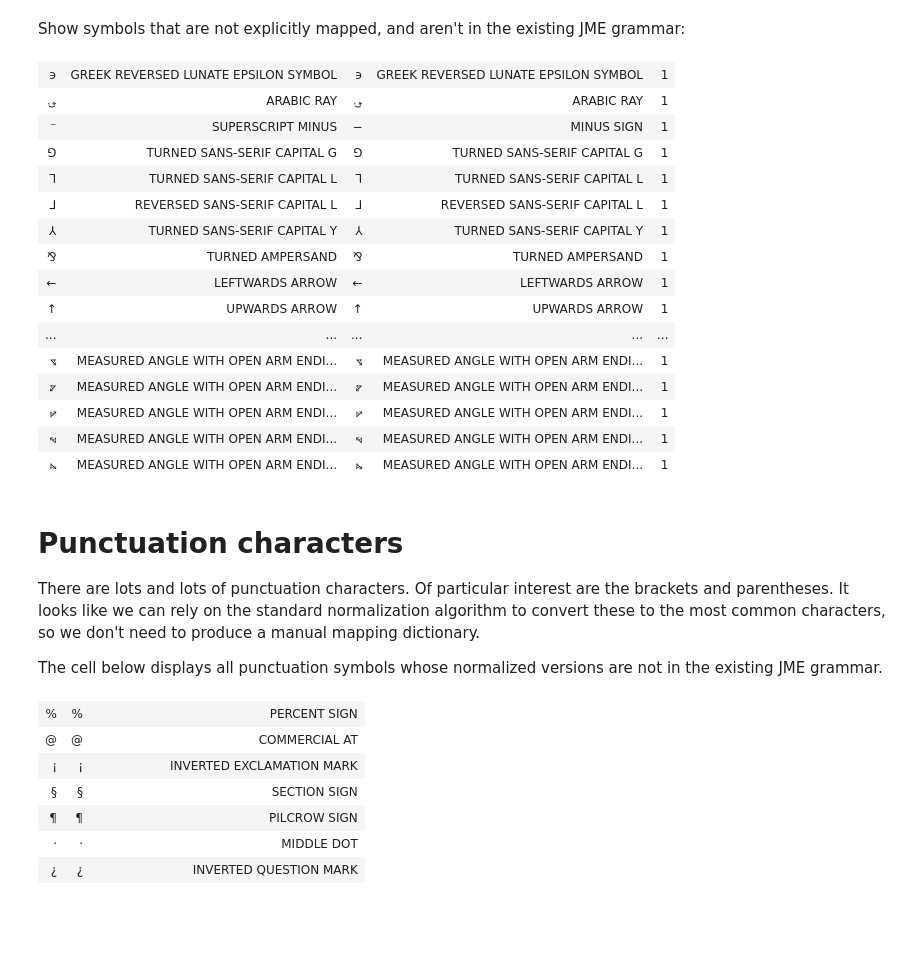
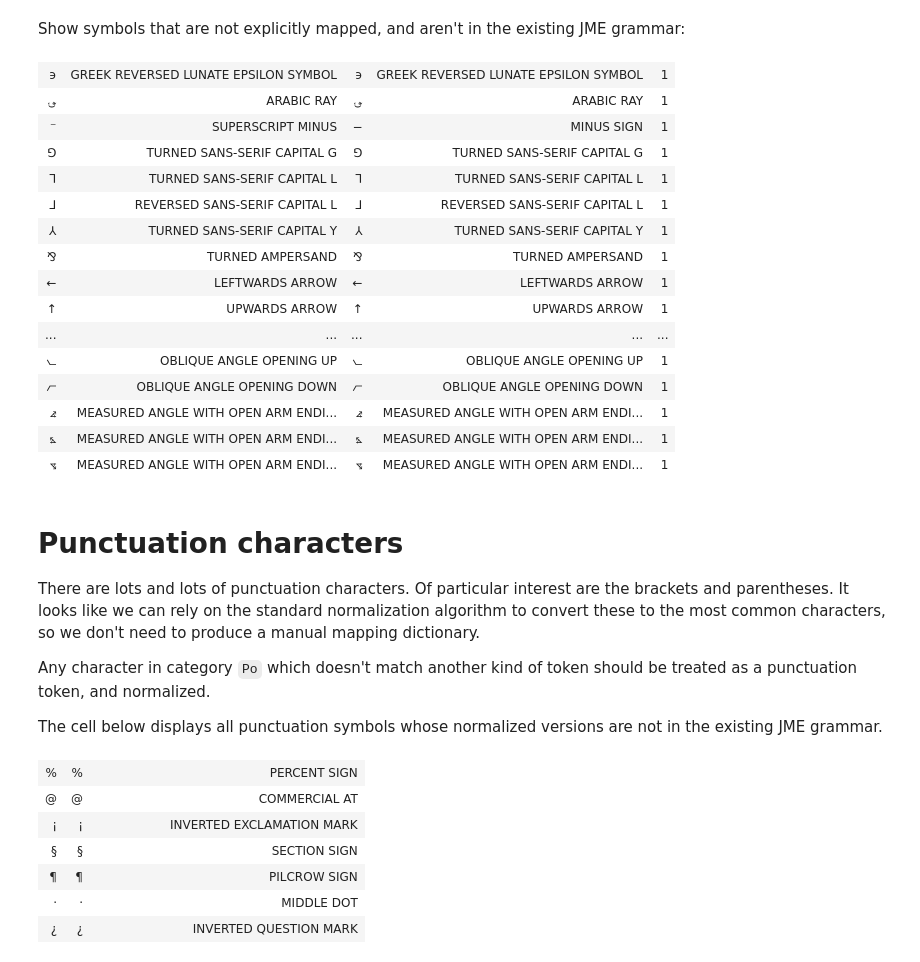
Before and after one commit to numbas/unicode-math-normalization, a Jupyter notebook: unicode-math-mapping.ipynb, the cells around one changed output. Cells and saved outputs as stored; diff of their text form; code cells hidden in the pictures; blank space fills up the shorter version.

Commit message:
deal with more letters; notebook to collect data for use in Numbas

```diff
--- a/unicode-math-mapping.ipynb
+++ b/unicode-math-mapping.ipynb
@@ -64,7 +64,7 @@ import re
 classes = set()
 rest = []
 
-mapping = {}
+letter_mapping = {}
 for c in math:
     name = unicodedata.name(c)
     if unicodedata.category(c)[0] != 'L':
@@ -75,22 +75,29 @@ for c in math:
     if m:
         words = m.group(1).split(' ')
         classes = classes.union(set(words))
-        mapping[c] = (n, words)
+        letter_mapping[c] = (n, words)
     elif m2:
         words = m2.group(1).split(' ') if m2.group(1) else []
         classes = classes.union(set(words))
-        mapping[c] = (n,words)
+        letter_mapping[c] = (n,words)
     else:
         rest.append(name)
 
 print(f'Unclassified letters: ', rest)
 
+with open('other-letters.tsv') as f:
+    lines = [l.split('\t') for l in f.read().strip().split('\n')]
+    for line in lines:
+        annotations = [w for w in line[7].split(' ') if w] if len(line)>=8 else []
+        classes = classes.union(set(annotations))
+        letter_mapping[line[1]] = [line[6], annotations]
+
 print('Annotation words:')
-for cc in classes:
+for cc in sorted(classes):
     print(cc)
 
 with open(output_dir / 'letters.json', 'w') as f:
-    json.dump(mapping, f, indent=4)
+    json.dump(letter_mapping, f, indent=4)
 # %% [output]
 Unclassified letters:  []
 Annotation words:
@@ -192,35 +219,37 @@ Show symbols that are not explicitly mapped, and aren't in the existing JME gram
 # %%
 @table
 def not_explicitly_mapped():
     for c in math:
-        if c in mapping or c in symbol_mapping:
+        if c in letter_mapping or c in symbol_mapping:
             continue
         n = unicodedata.normalize('NFKC',c)
         if n[0] not in characters:
             yield [c,unicodedata.name(c),n,unicodedata.name(n[0]),len(n)]
 # %% [output]
 | ϶ | GREEK REVERSED LUNATE EPSILON SYMBOL | ϶ | GREEK REVERSED LUNATE EPSILON SYMBOL | 1 |
 | ؈ | ARABIC RAY | ؈ | ARABIC RAY | 1 |
 | ⁻ | SUPERSCRIPT MINUS | − | MINUS SIGN | 1 |
 | ⅁ | TURNED SANS-SERIF CAPITAL G | ⅁ | TURNED SANS-SERIF CAPITAL G | 1 |
 | ⅂ | TURNED SANS-SERIF CAPITAL L | ⅂ | TURNED SANS-SERIF CAPITAL L | 1 |
 | ⅃ | REVERSED SANS-SERIF CAPITAL L | ⅃ | REVERSED SANS-SERIF CAPITAL L | 1 |
 | ⅄ | TURNED SANS-SERIF CAPITAL Y | ⅄ | TURNED SANS-SERIF CAPITAL Y | 1 |
 | ⅋ | TURNED AMPERSAND | ⅋ | TURNED AMPERSAND | 1 |
 | ← | LEFTWARDS ARROW | ← | LEFTWARDS ARROW | 1 |
 | ↑ | UPWARDS ARROW | ↑ | UPWARDS ARROW | 1 |
 | ... | ... | ... | ... | ... |
+| ⦦ | OBLIQUE ANGLE OPENING UP | ⦦ | OBLIQUE ANGLE OPENING UP | 1 |
+| ⦧ | OBLIQUE ANGLE OPENING DOWN | ⦧ | OBLIQUE ANGLE OPENING DOWN | 1 |
+| ⦨ | MEASURED ANGLE WITH OPEN ARM ENDI... | ⦨ | MEASURED ANGLE WITH OPEN ARM ENDI... | 1 |
+| ⦩ | MEASURED ANGLE WITH OPEN ARM ENDI... | ⦩ | MEASURED ANGLE WITH OPEN ARM ENDI... | 1 |
 | ⦪ | MEASURED ANGLE WITH OPEN ARM ENDI... | ⦪ | MEASURED ANGLE WITH OPEN ARM ENDI... | 1 |
-| ⦫ | MEASURED ANGLE WITH OPEN ARM ENDI... | ⦫ | MEASURED ANGLE WITH OPEN ARM ENDI... | 1 |
-| ⦬ | MEASURED ANGLE WITH OPEN ARM ENDI... | ⦬ | MEASURED ANGLE WITH OPEN ARM ENDI... | 1 |
-| ⦭ | MEASURED ANGLE WITH OPEN ARM ENDI... | ⦭ | MEASURED ANGLE WITH OPEN ARM ENDI... | 1 |
-| ⦮ | MEASURED ANGLE WITH OPEN ARM ENDI... | ⦮ | MEASURED ANGLE WITH OPEN ARM ENDI... | 1 |
 # %% [markdown]
 # Punctuation characters
 
 There are lots and lots of punctuation characters. Of particular interest are the brackets and parentheses.
 It looks like we can rely on the standard normalization algorithm to convert these to the most common characters, so we don't need to produce a manual mapping dictionary.
 
+Any character in category `Po` which doesn't match another kind of token should be treated as a punctuation token, and normalized.
+
 The cell below displays all punctuation symbols whose normalized versions are not in the existing JME grammar.
 # %%
 @table
```
Also changed, not shown: parts of 10 cells of this notebook, 7 other files.
